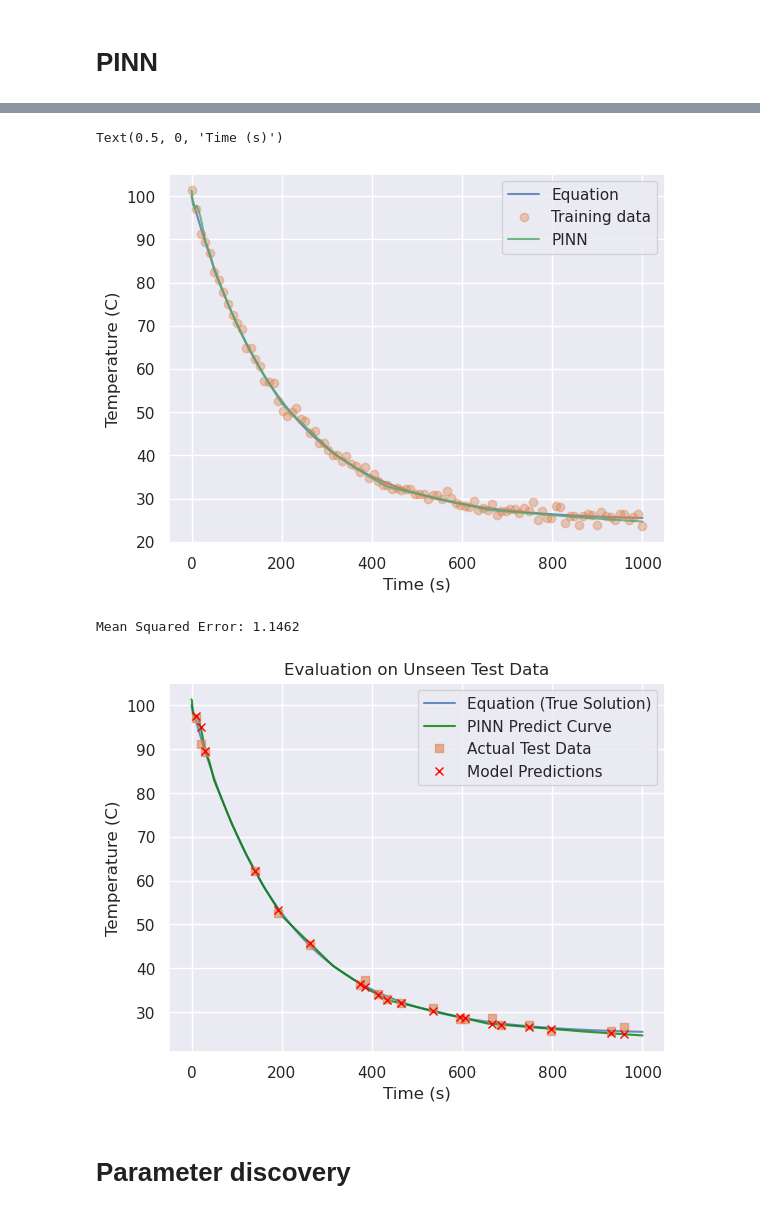
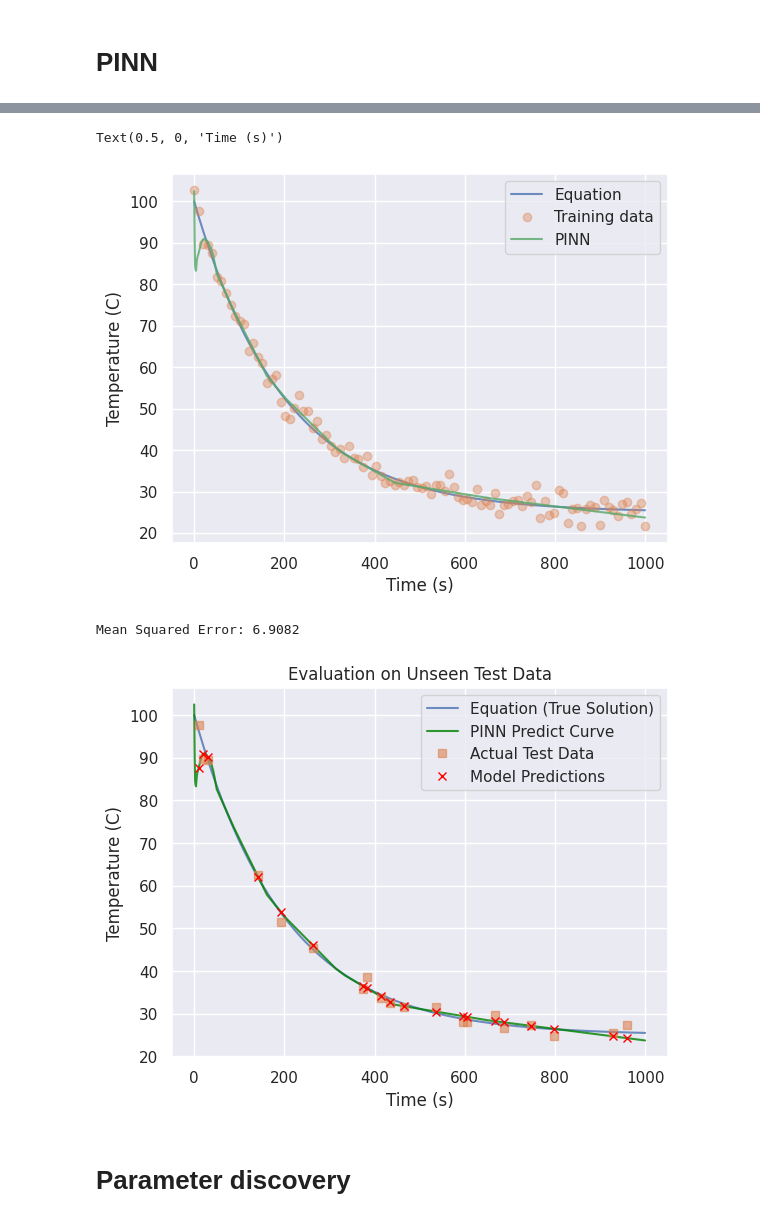
Before and after one commit to MrzAhmadi/PINNs, a Jupyter notebook: experiment/cooling_rate/cooling_rate_train_test.ipynb, the cells around one changed output, grey strips where cells are left out. Cells and saved outputs as stored; diff of their text form; code cells hidden in the pictures.

```diff
--- a/experiment/cooling_rate/cooling_rate_train_test.ipynb
+++ b/experiment/cooling_rate/cooling_rate_train_test.ipynb
@@ -29,16 +29,17 @@ PyTorch will use: cpu
 # Parameters
 # %%
 number_of_points = 100
-noise_coeff = 1
+noise_coeff = 2
 
 pinn_collocation_points = 1000
 parameter_discovery_collocation_points = 1000
 
-pinn_loss2_weight = 1
-parameter_discovery_loss_2_weight = 1
+pinn_loss2_weight = 0.5
+parameter_discovery_loss_2_weight = 0.5
 
-pinn_epochs = 30000
-parameter_discovery_epochs = 40000
+vanila_epochs = 20000
+pinn_epochs = 20000
+parameter_discovery_epochs = 20000
 # %%
 np.random.seed(10)
 
@@ -55,11 +56,11 @@ temps = eq(times)
 t = np.linspace(0, 1000, number_of_points)
 T = eq(t) + noise_coeff * np.random.randn(number_of_points)
 
-t_train, t_test, T_train, T_test = train_test_split(t, T, test_size=0.2, random_state=10)
+x_train, x_test, y_train, y_test = train_test_split(t, T, test_size=0.2, random_state=10)
 
 plt.plot(times, temps)
-plt.plot(t_train, T_train, 'o')
-plt.plot(t_test, T_test, 's')
+plt.plot(x_train, y_train, 'o')
+plt.plot(x_test, y_test, 's')
 plt.legend(['Equation', 'Training data (80%)', 'Testing data (20%)'])
 plt.ylabel('Temperature (C)')
 plt.xlabel('Time (s)')
@@ -79,7 +177,7 @@ def physics_loss(model: torch.nn.Module, n_points=pinn_collocation_points):
 # %%
 net = Net(1, 1, loss2=physics_loss, epochs=pinn_epochs, loss2_weight=pinn_loss2_weight, lr=1e-5).to(DEVICE)
 
-losses = net.fit(t_train, T_train)
+losses = net.fit(x_train, y_train)
 
 plt.plot(losses)
 plt.yscale('log')
@@ -109,34 +207,34 @@ plt.ylabel('Temperature (C)')
 plt.xlabel('Time (s)')
 # %% [output]
 Text(0.5, 0, 'Time (s)')
-[figure, old version]
+[figure, new version]
 # %%
 # Predict specifically for the test points to calculate MSE
-T_pred = net.predict(t_test)
-test_mse = np.mean((T_pred.flatten() - T_test)**2)
+T_pred = net.predict(x_test)
+test_mse = np.mean((T_pred.flatten() - y_test)**2)
 print(f"Mean Squared Error: {test_mse:.4f}")
 
 # Predict across the entire continuous time domain
 continuous_preds = net.predict(times)
 
 plt.figure()
 
 # Plot the continuous curves
 plt.plot(times, temps, label='Equation (True Solution)', alpha=0.8)
 plt.plot(times, continuous_preds, label='PINN Predict Curve', color='green', alpha=0.8)
 
 # Plot the discrete test points
-plt.plot(t_test, T_test, 's', label='Actual Test Data', alpha=0.6)
-plt.plot(t_test, T_pred, 'x', label='Model Predictions', color='red')
+plt.plot(x_test, y_test, 's', label='Actual Test Data', alpha=0.6)
+plt.plot(x_test, T_pred, 'x', label='Model Predictions', color='red')
 
 plt.legend()
 plt.ylabel('Temperature (C)')
 plt.xlabel('Time (s)')
 plt.title('Evaluation on Unseen Test Data')
 plt.show()
 # %% [output]
-Mean Squared Error: 1.1462
+Mean Squared Error: 6.9082
-[figure, old version]
+[figure, new version]
 # %% [markdown]
 # Parameter discovery
 # %%
```
Also changed, not shown: parts of 12 cells of this notebook, 7 other files.
